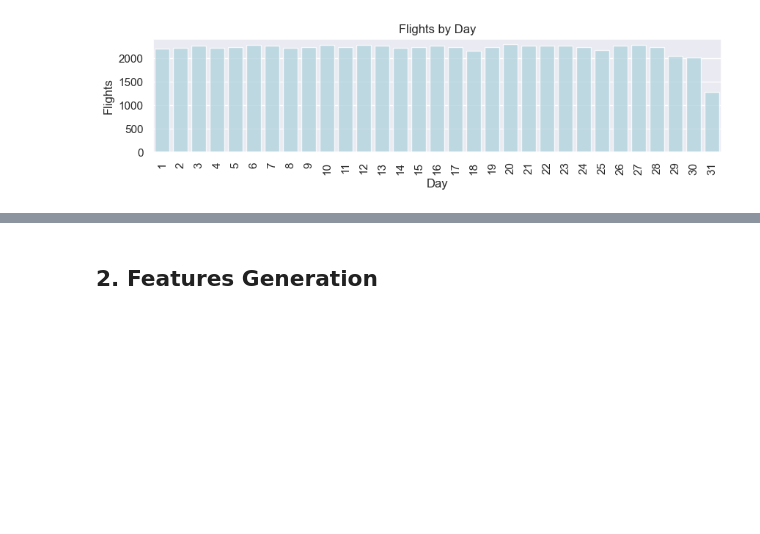
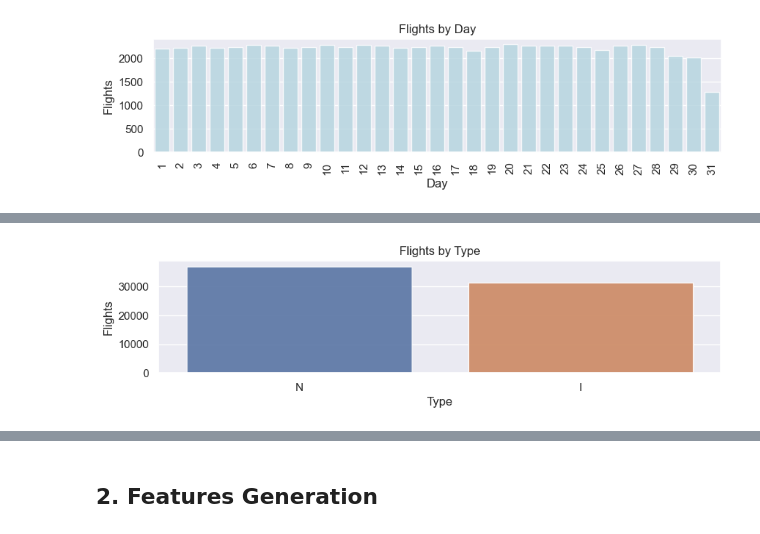
Before and after one commit to JulioSanchezG/latam-challenge, a Jupyter notebook: challenge/exploration.ipynb, the cells around one changed output, grey strips where cells are left out. Drawn from its saved outputs; the diff is of its cells as text; code cells hidden in the pictures; blank space fills up the shorter version.

```diff
--- a/challenge/exploration.ipynb
+++ b/challenge/exploration.ipynb
@@ -98,12 +102,14 @@ plt.show()
 # %%
 flights_by_type = data['TIPOVUELO'].value_counts()
 sns.set(style="darkgrid")
 plt.figure(figsize = (10, 2))
-sns.barplot(flights_by_type.index, flights_by_type.values, alpha=0.9)
+sns.barplot(x=flights_by_type.index, y=flights_by_type.values, alpha=0.9)
 plt.title('Flights by Type')
 plt.ylabel('Flights', fontsize=12)
 plt.xlabel('Type', fontsize=12)
 plt.show()
+# %% [output]
+[figure, added]
 # %%
 flight_by_destination = data['SIGLADES'].value_counts()
 plt.figure(figsize = (10, 2))
```
Also changed, not shown: parts of 35 cells of this notebook.
